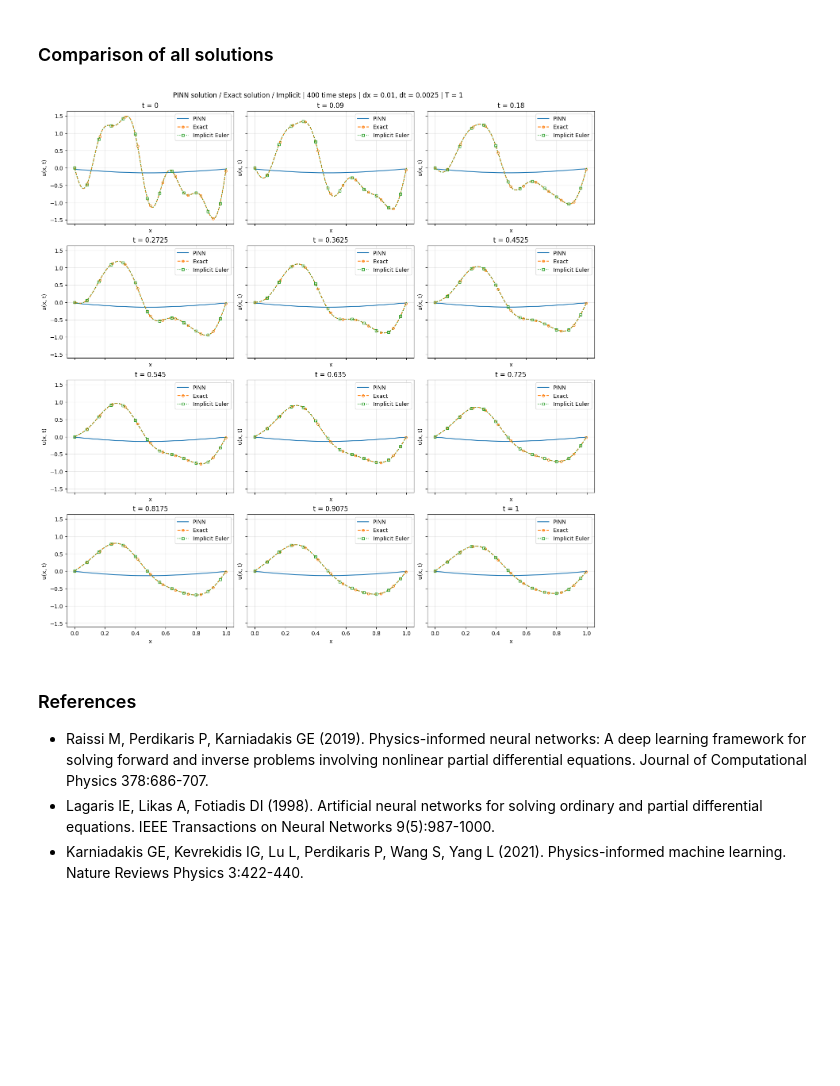
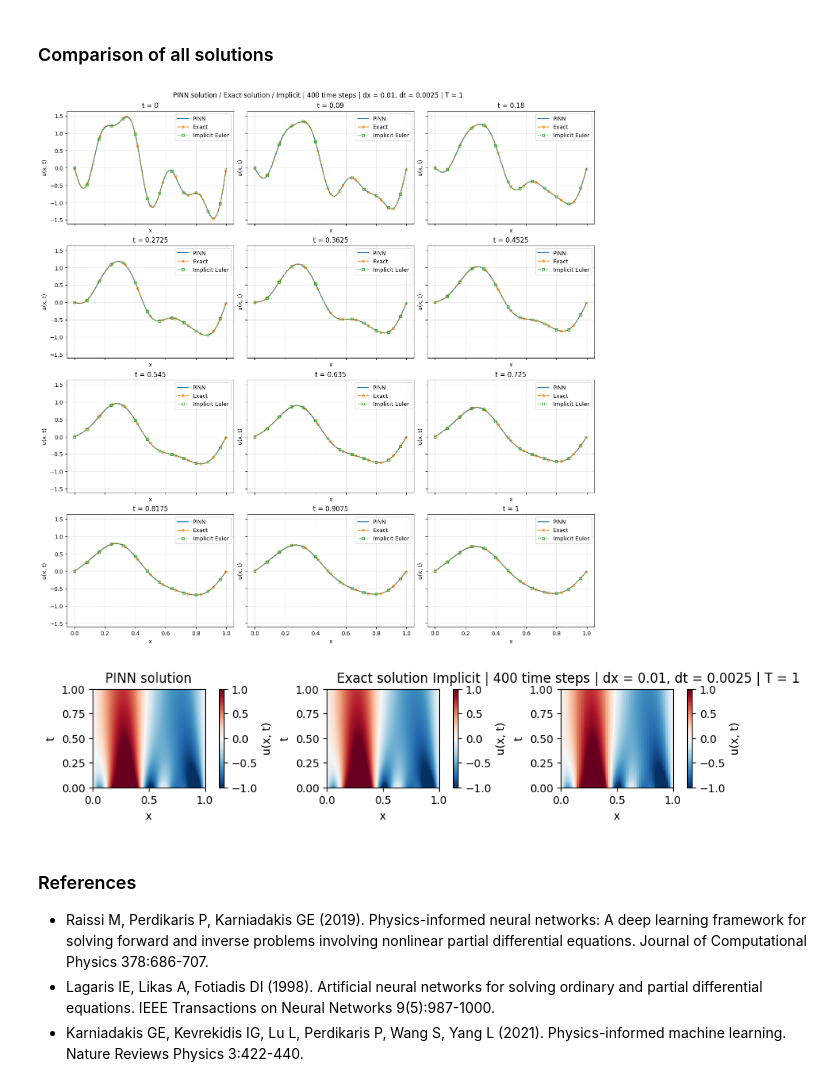
Before and after one commit to dyoldas/physics_informed_neural_nets, a Jupyter notebook: pinn_diffusion.ipynb, the cells around one changed output. Saved outputs shown, nothing was run; the diff lists cells and outputs as text; code cells hidden in the pictures; blank space fills up the shorter version.

```diff
--- a/pinn_diffusion.ipynb
+++ b/pinn_diffusion.ipynb
@@ -202,7 +209,7 @@ def pinn_loss(
     # Initial condition loss: t = 0
     u_0 = model(xt_0)
 
-    x_0 = xt_0[:,0]   # [N_0]
+    x_0 = xt_0[:, 0:1]   # [N_0, 1]
     target_0 = (
         torch.sin(2 * torch.pi * x_0)
         - 0.7 * torch.sin(5 * torch.pi * x_0)
@@ -238,7 +245,7 @@ We will now train our model on our synthetic dataset. In contrast to most of the
 # %%
 # Training parameters
 points_per_epoch = 10_000
-num_epochs = 100
+num_epochs = 200
 batch_size = 128
 
 # Batch sampling helper
@@ -252,7 +259,7 @@ def sample_batch(data, batch_size):
 
 # Model and optimizer
 model = NeuralPDE().to(device=device, dtype=dtype)
-optimizer = torch.optim.Adam(model.parameters(), lr=1e-4)
+optimizer = torch.optim.Adam(model.parameters(), lr=1e-3)
 
 # Initialize training
 history = []
@@ -514,35 +524,37 @@ fwd_title = f"{fwd_label} | {fwd_steps} time steps | dx = {fwd_dx:.4g}, dt = {fw
 
 # Implicit (backward) Euler numerical solution
 bwd_method = "implicit"
 bwd_steps = 400
 bwd_dx = 0.01
 bwd_x, bwd_t, bwd_U, bwd_dt = solve_heat(bwd_dx, bwd_method, bwd_steps, dt=None, l=1, alpha=lambda t: 0.0, beta=lambda t: 0.0, c=0.01)
 
 bwd_label = "Explicit" if bwd_method == "explicit" else "Implicit"
 bwd_title = f"{bwd_label} | {bwd_steps} time steps | dx = {bwd_dx:.4g}, dt = {bwd_dt:.4g} | T = {bwd_t[-1]:.4g}"
 
 
 # Exact solution
 exact_x = to_numpy(X)
 exact_t = fwd_t   # Everything evaluated at same times
 exact_U = exact_solve(exact_x, exact_t)
 
 
 # PINN solution
 pinn_x = to_numpy(X)
 pinn_t = fwd_t
 pinn_U = pinn_solve(model, pinn_x, pinn_t)
 
 
 # Plot all
 plot_heat(
     (pinn_x, pinn_t, pinn_U, "PINN solution", "PINN"),
     (exact_x, exact_t, exact_U, "Exact solution", "Exact"),
     # (fwd_x, fwd_t, fwd_U, fwd_title, f"{fwd_label} Euler"),
-    (bwd_x, bwd_t, bwd_U, bwd_title, f"{bwd_label} Euler")
+    (bwd_x, bwd_t, bwd_U, bwd_title, f"{bwd_label} Euler"),
+    plot_heatmap=True
 )
 # %% [output]
-[figure, old version]
+[figure, new version]
+[figure, added]
 # %% [markdown]
 ### References
 
```
Also changed, not shown: parts of 4 cells of this notebook.
